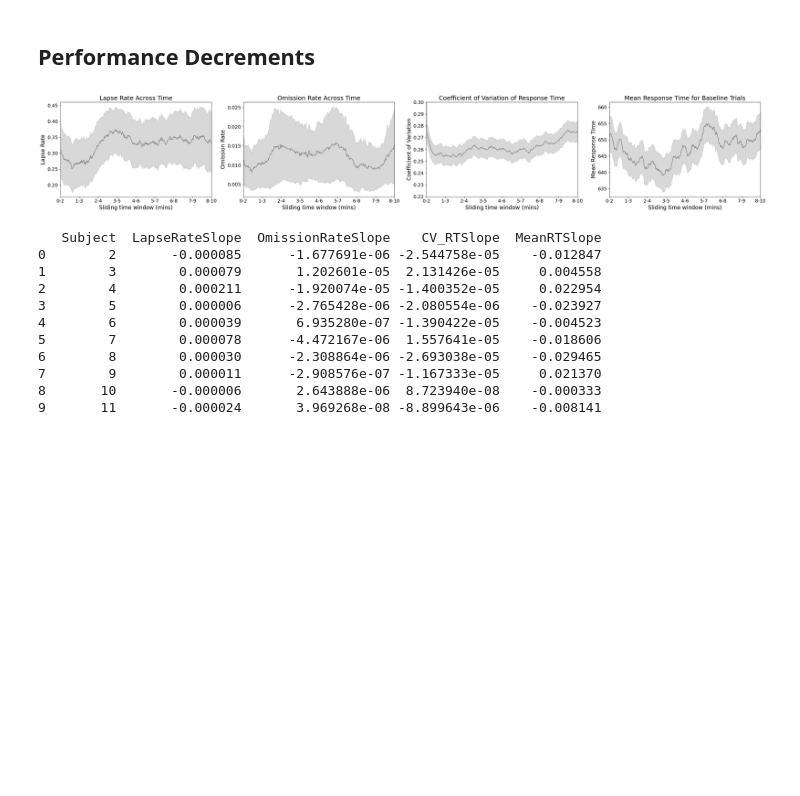
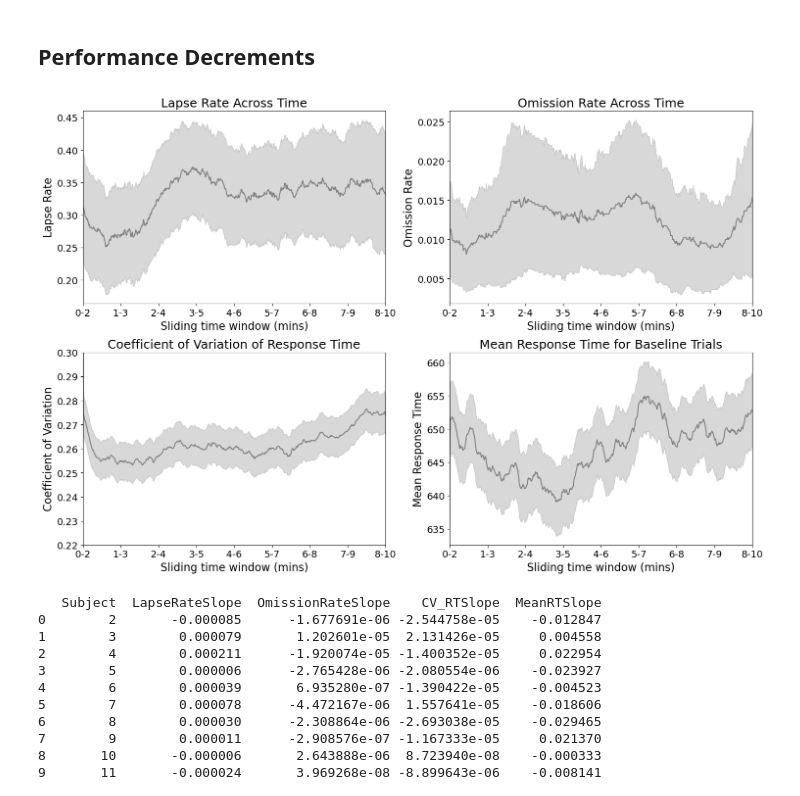
Before and after one commit to henrisuurorg/measure-attention-eeg, a Jupyter notebook: training/gradcpt_analysis.ipynb, the cells around one changed output. Cells and saved outputs as stored; diff of their text form; code cells hidden in the pictures; blank space fills up the shorter version.

Commit message:
gradcpt plot grid

```diff
--- a/training/gradcpt_analysis.ipynb
+++ b/training/gradcpt_analysis.ipynb
@@ -142,59 +142,60 @@ rates_df = pd.DataFrame({
     'CV Rate': cv_rates,
     'CV CI': cv_ci,
     'Mean RT': mean_rt_rates,
     'Mean RT CI': mean_rt_ci,
     'Center Sample': range(half_window, n_samples - half_window + 1)
 })
 
 # Plotting with four subplots side by side and error zones
-fig, axs = plt.subplots(1, 4, figsize=(30, 5))  # Adjusted for four plots
+fig, axs = plt.subplots(2, 2, figsize=(15, 10))  # Adjusted for four plots
 
 # Lapse Rate Plot
-axs[0].plot(rates_df['Center Sample'], rates_df['Lapse Rate'], label='Lapse Rate', color='gray')
-axs[0].fill_between(rates_df['Center Sample'], rates_df['Lapse Rate'] - rates_df['Lapse CI'], rates_df['Lapse Rate'] + rates_df['Lapse CI'], color='gray', alpha=0.3)
-axs[0].set_title('Lapse Rate Across Time', fontsize=18)
-axs[0].set_ylabel('Lapse Rate', fontsize=16)
+axs[0, 0].plot(rates_df['Center Sample'], rates_df['Lapse Rate'], label='Lapse Rate', color='gray')
+axs[0, 0].fill_between(rates_df['Center Sample'], rates_df['Lapse Rate'] - rates_df['Lapse CI'], rates_df['Lapse Rate'] + rates_df['Lapse CI'], color='gray', alpha=0.3)
+axs[0, 0].set_title('Lapse Rate Across Time', fontsize=18)
+axs[0, 0].set_ylabel('Lapse Rate', fontsize=16)
 
 # Omission Rate Plot
-axs[1].plot(rates_df['Center Sample'], rates_df['Omission Rate'], label='Omission Rate', color='gray')
-axs[1].fill_between(rates_df['Center Sample'], rates_df['Omission Rate'] - rates_df['Omission CI'], rates_df['Omission Rate'] + rates_df['Omission CI'], color='gray', alpha=0.3)
-axs[1].set_title('Omission Rate Across Time', fontsize=18)
-axs[1].set_ylabel('Omission Rate', fontsize=16)
+axs[0, 1].plot(rates_df['Center Sample'], rates_df['Omission Rate'], label='Omission Rate', color='gray')
+axs[0, 1].fill_between(rates_df['Center Sample'], rates_df['Omission Rate'] - rates_df['Omission CI'], rates_df['Omission Rate'] + rates_df['Omission CI'], color='gray', alpha=0.3)
+axs[0, 1].set_title('Omission Rate Across Time', fontsize=18)
+axs[0, 1].set_ylabel('Omission Rate', fontsize=16)
 
 # Coefficient of Variation Plot
-axs[2].plot(rates_df['Center Sample'], rates_df['CV Rate'], label='CV of Response Time', color='gray')
-axs[2].fill_between(rates_df['Center Sample'], rates_df['CV Rate'] - rates_df['CV CI'], rates_df['CV Rate'] + rates_df['CV CI'], color='gray', alpha=0.3)
-axs[2].set_title('Coefficient of Variation of Response Time', fontsize=18)
-axs[2].set_ylabel('Coefficient of Variation', fontsize=16)
-axs[2].set_ylim(0.22, 0.3)
+axs[1, 0].plot(rates_df['Center Sample'], rates_df['CV Rate'], label='CV of Response Time', color='gray')
+axs[1, 0].fill_between(rates_df['Center Sample'], rates_df['CV Rate'] - rates_df['CV CI'], rates_df['CV Rate'] + rates_df['CV CI'], color='gray', alpha=0.3)
+axs[1, 0].set_title('Coefficient of Variation of Response Time', fontsize=18)
+axs[1, 0].set_ylabel('Coefficient of Variation', fontsize=16)
+axs[1, 0].set_ylim(0.22, 0.3)
 
 # Mean Response Time Plot
-axs[3].plot(rates_df['Center Sample'], rates_df['Mean RT'], label='Mean Response Time', color='gray')
-axs[3].fill_between(rates_df['Center Sample'], rates_df['Mean RT'] - rates_df['Mean RT CI'], rates_df['Mean RT'] + rates_df['Mean RT CI'], color='gray', alpha=0.3)
-axs[3].set_title('Mean Response Time for Baseline Trials', fontsize=18)
-axs[3].set_ylabel('Mean Response Time', fontsize=16)
+axs[1, 1].plot(rates_df['Center Sample'], rates_df['Mean RT'], label='Mean Response Time', color='gray')
+axs[1, 1].fill_between(rates_df['Center Sample'], rates_df['Mean RT'] - rates_df['Mean RT CI'], rates_df['Mean RT'] + rates_df['Mean RT CI'], color='gray', alpha=0.3)
+axs[1, 1].set_title('Mean Response Time for Baseline Trials', fontsize=18)
+axs[1, 1].set_ylabel('Mean Response Time', fontsize=16)
 
 # Define the tick labels for the sliding windows in minutes
 x_labels = ["0-2", "1-3", "2-4", "3-5", "4-6", "5-7", "6-8", "7-9", "8-10"]
 
 # Assuming the step between each window corresponds to the changes in minutes
 # Calculate the x-tick positions; assuming that each tick represents a range of 150 samples in a total of 750
 # This would be every 150/2 = 75 samples since each window is 150 samples
 tick_positions = np.linspace(half_window, n_samples - half_window, len(x_labels))
 
 # Update each subplot to use the specific x-ticks and labels
-for ax in axs:
-    ax.set_xticks(tick_positions)  # Set the ticks at the calculated positions
-    ax.set_xticklabels(x_labels, fontsize=14)  # Set the custom labels
-    ax.tick_params(axis='y', labelsize=14)
-    ax.set_xlim(half_window, n_samples - half_window)
-    ax.set_xlabel('Sliding time window (mins)', fontsize=16)  # Common x-label
+for row in axs:
+    for ax in row:
+        ax.set_xticks(tick_positions)  # Set the ticks at the calculated positions
+        ax.set_xticklabels(x_labels, fontsize=14)  # Set the custom labels
+        ax.tick_params(axis='y', labelsize=14)
+        ax.set_xlim(half_window, n_samples - half_window)
+        ax.set_xlabel('Sliding time window (mins)', fontsize=16)  # Common x-label
 
 plt.tight_layout()
-plt.savefig('performance_decrements.png', dpi=300)  # Save the figure as a PNG file with high resolution
+plt.savefig('performance-decrements.png', dpi=300)  # Save the figure as a PNG file with high resolution
 plt.show()
 # %% [output]
-[figure, old version]
+[figure, new version]
 # %%
 import pandas as pd
 import numpy as np
```
Also changed, not shown: parts of 2 cells of this notebook, 6 other files.
